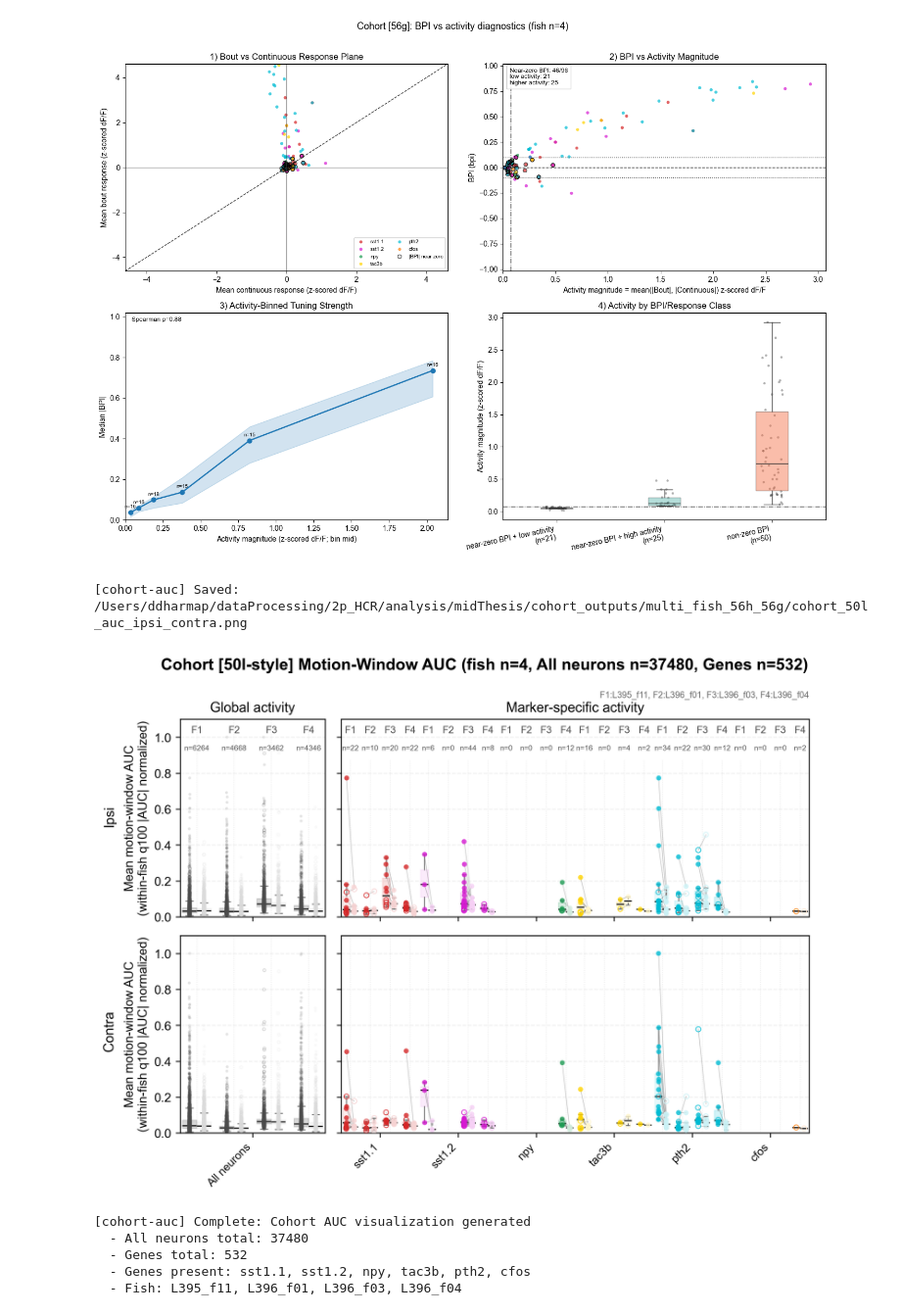
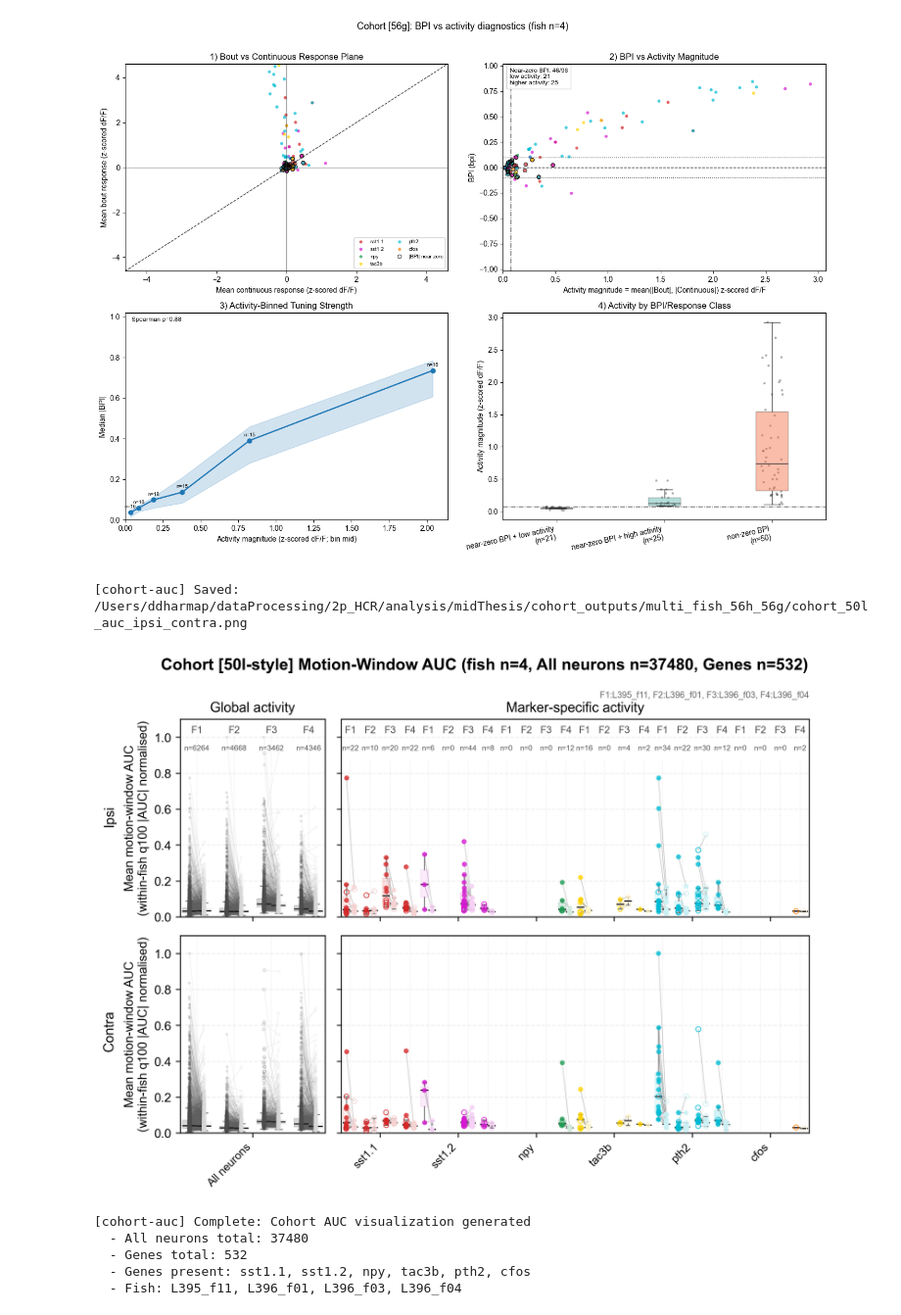
Before and after one commit to LarschLab/ddharmap-ANTs, a Jupyter notebook: notebooks/multi_fish_56h_56g.ipynb, the cells around one changed output. Shown at 98% size. Saved outputs shown, nothing was run; the diff lists cells and outputs as text; code cells hidden in the pictures.

```diff
--- a/notebooks/multi_fish_56h_56g.ipynb
+++ b/notebooks/multi_fish_56h_56g.ipynb
@@ -2435,38 +2435,38 @@ def _plot_auc_block_cohort(ax, source_points, groups, group_pos, laterality,
         gsub_j['fish_dodge'] = gsub_j['fish_id_norm'].map(fish_offset_map).fillna(0.0)
         gsub_j['within_fish_jitter'] = rng.uniform(-AUC_WITHIN_FISH_JITTER, AUC_WITHIN_FISH_JITTER, size=len(gsub_j))
 
-        # Gene panels: connect per-neuron bout vs continuous means
-        if is_gene_panel:
-            key_candidates = [
-                ['fish_id_norm', 'group', 'plane_idx', 'func_label'],
-                ['fish_id_norm', 'group', 'plane', 'func_label'],
-                ['fish_id_norm', 'group', 'cell_key'],
-                ['fish_id_norm', 'group', 'roi_idx'],
-            ]
-            pair_key_cols = None
-            for cand in key_candidates:
-                if all(c in gsub_j.columns for c in cand):
-                    pair_key_cols = cand
-                    break
-            if pair_key_cols is not None:
-                pair_src = gsub_j[pair_key_cols + ['stim_mode', 'auc_dff_norm']].copy()
-                pair_src['auc_dff_norm'] = pd.to_numeric(pair_src['auc_dff_norm'], errors='coerce')
-                pair_src = pair_src[np.isfinite(pair_src['auc_dff_norm'])]
-                if not pair_src.empty:
-                    pair_agg = (pair_src.groupby(pair_key_cols + ['stim_mode'], dropna=False)['auc_dff_norm']
-                                      .mean().reset_index())
-                    pair_wide = (pair_agg.pivot_table(index=pair_key_cols, columns='stim_mode', values='auc_dff_norm', aggfunc='mean')
-                                     .reset_index())
-                    if ('bout' in pair_wide.columns) and ('continuous' in pair_wide.columns):
-                        pair_wide = pair_wide.dropna(subset=['bout', 'continuous'])
-                        if not pair_wide.empty:
-                            x_center = float(group_pos[g_idx]) + pair_wide['fish_id_norm'].map(fish_offset_map).fillna(0.0).to_numpy(dtype=float)
-                            x_b = x_center - float(pair_mode_offset_fish)
-                            x_c = x_center + float(pair_mode_offset_fish)
-                            y_b = pair_wide['bout'].to_numpy(dtype=float)
-                            y_c = pair_wide['continuous'].to_numpy(dtype=float)
-                            for xb, xc, yb, yc in zip(x_b, x_c, y_b, y_c):
-                                ax.plot([xb, xc], [yb, yc], color='#5f5f5f', linewidth=0.55, alpha=0.35, zorder=2)
+        # Connect per-neuron bout vs continuous means in both global and gene panels
+        key_candidates = [
+            ['fish_id_norm', 'group', 'plane_idx', 'func_label'],
+            ['fish_id_norm', 'group', 'plane', 'func_label'],
+            ['fish_id_norm', 'group', 'cell_key'],
+            ['fish_id_norm', 'group', 'roi_idx'],
+        ]
+        pair_key_cols = None
+        for cand in key_candidates:
+            if all(c in gsub_j.columns for c in cand):
+                pair_key_cols = cand
+                break
+        if pair_key_cols is not None:
+            pair_src = gsub_j[pair_key_cols + ['stim_mode', 'auc_dff_norm']].copy()
+            pair_src['auc_dff_norm'] = pd.to_numeric(pair_src['auc_dff_norm'], errors='coerce')
+            pair_src = pair_src[np.isfinite(pair_src['auc_dff_norm'])]
+            if not pair_src.empty:
+                pair_agg = (pair_src.groupby(pair_key_cols + ['stim_mode'], dropna=False)['auc_dff_norm']
+                                  .mean().reset_index())
+                pair_wide = (pair_agg.pivot_table(index=pair_key_cols, columns='stim_mode', values='auc_dff_norm', aggfunc='mean')
+                                 .reset_index())
+                if ('bout' in pair_wide.columns) and ('continuous' in pair_wide.columns):
+                    pair_wide = pair_wide.dropna(subset=['bout', 'continuous'])
+                    if not pair_wide.empty:
+                        x_center = float(group_pos[g_idx]) + pair_wide['fish_id_norm'].map(fish_offset_map).fillna(0.0).to_numpy(dtype=float)
+                        x_b = x_center - float(pair_mode_offset_fish)
+                        x_c = x_center + float(pair_mode_offset_fish)
+                        y_b = pair_wide['bout'].to_numpy(dtype=float)
+                        y_c = pair_wide['continuous'].to_numpy(dtype=float)
+                        pair_line_alpha = 0.35 if is_gene_panel else float(AUC_PAIR_LINE_ALPHA_ALL)
+                        for xb, xc, yb, yc in zip(x_b, x_c, y_b, y_c):
+                            ax.plot([xb, xc], [yb, yc], color='#5f5f5f', linewidth=0.55, alpha=pair_line_alpha, zorder=2)
 
         for mode in ['bout', 'continuous']:
             msub = gsub_j[gsub_j['stim_mode'] == mode]
@@ -2537,7 +2537,7 @@ def _plot_auc_block_cohort(ax, source_points, groups, group_pos, laterality,
         ax.set_title(panel_title, fontsize=AUC_ROW_LABEL_FONT_SIZE)
     if show_ylabel:
         q_pct = int(round(float(AUC_NORM_ABS_QUANTILE) * 100.0))
-        ax.set_ylabel(f'Mean motion-window AUC\n(within-fish q{q_pct} |AUC| normalized)', fontsize=10)
+        ax.set_ylabel(f'Mean motion-window AUC\n(within-fish q{q_pct} |AUC| normalised)', fontsize=10)
     if hide_y_labels:
         ax.tick_params(axis='y', labelleft=False)
     ax.grid(axis='y', alpha=0.2, linestyle='--')
@@ -2602,34 +2602,34 @@ n_all = int(len(all_neurons_points))
 n_genes = int(len(gene_points))
 fig.suptitle(f'Cohort [50l-style] Motion-Window AUC (fish n={n_fish_ok}, All neurons n={n_all}, Genes n={n_genes})',
              fontsize=13, fontweight='bold', y=0.995)
 
 # Save figure
 fig.tight_layout(rect=[0.06, 0, 1, 0.97])
 out_path = COHORT_OUTDIR / 'cohort_50l_auc_ipsi_contra.png'
 fig.savefig(out_path, dpi=AUC_FIGURE_DPI, bbox_inches='tight')
 print(f'[cohort-auc] Saved: {out_path}')
 
 # Store for potential future use
 cohort_motion_auc_plot_points = points_df_cohort
 cohort_motion_auc_plot_counts = counts_df_cohort
 FIG_COHORT_AUC_LAST = fig
 
 try:
     fig.canvas.draw()
     FIG_COHORT_AUC_RGBA = np.asarray(fig.canvas.buffer_rgba()).copy()
 except Exception:
     FIG_COHORT_AUC_RGBA = None
 
 plt.show()
 
 print(f'[cohort-auc] Complete: Cohort AUC visualization generated')
 print(f'  - All neurons total: {len(all_neurons_points)}')
 print(f'  - Genes total: {len(gene_points)}')
 print(f'  - Genes present: {", ".join(ordered_genes)}')
 print(f'  - Fish: {", ".join(fish_order)}')
 # %% [output]
 [cohort-auc] Saved: /Users/ddharmap/dataProcessing/2p_HCR/analysis/midThesis/cohort_outputs/multi_fish_56h_56g/cohort_50l_auc_ipsi_contra.png
-[figure, old version]
+[figure, new version]
 [cohort-auc] Complete: Cohort AUC visualization generated
   - All neurons total: 37480
   - Genes total: 532
```
